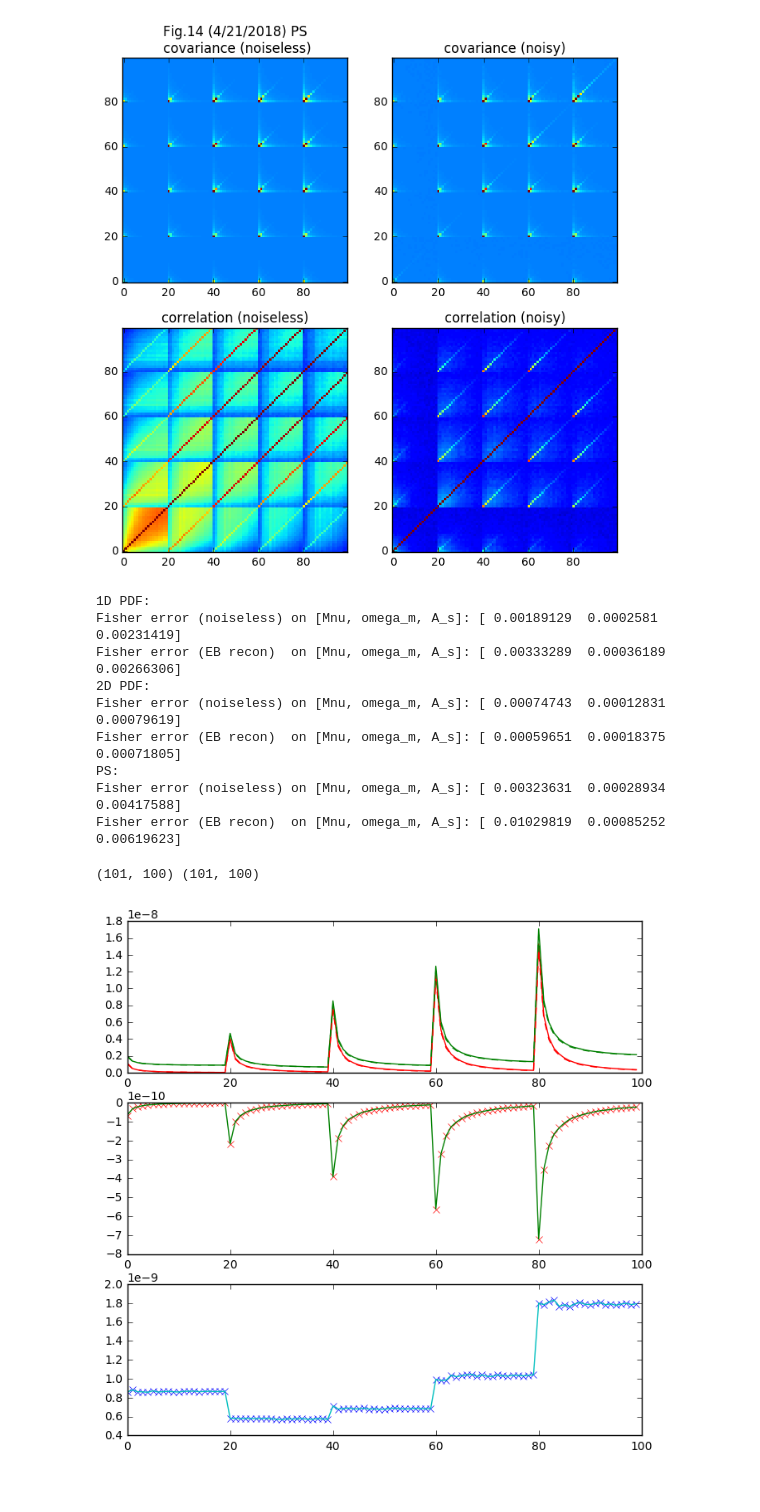
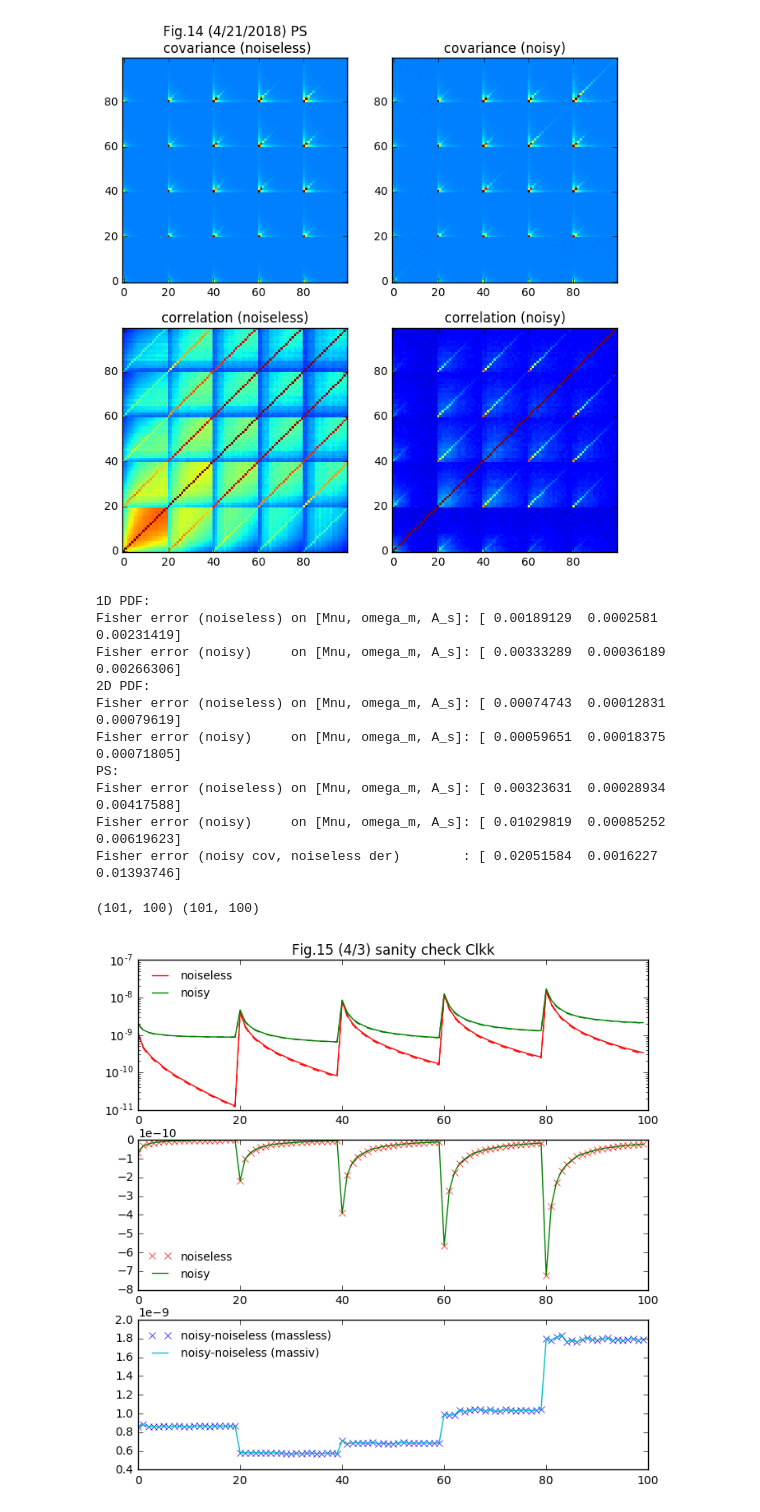
Before and after one commit to liuxx479/PDFs, a Jupyter notebook: PDFs.ipynb, the cells around one changed output. Cells and saved outputs as stored; diff of their text form; code cells hidden in the pictures.

Commit message:
add ps fisher

```diff
--- a/PDFs.ipynb
+++ b/PDFs.ipynb
@@ -500,42 +501,48 @@ FisherPSN = Fisher(covPSIN, derPSN)
 # %%
 print '1D PDF:'
 print 'Fisher error (noiseless) on [Mnu, omega_m, A_s]:',Fisher1dI[1]
-print 'Fisher error (EB recon)  on [Mnu, omega_m, A_s]:',Fisher1dN[1]
+print 'Fisher error (noisy)     on [Mnu, omega_m, A_s]:',Fisher1dN[1]
 
 print '2D PDF:'
 print 'Fisher error (noiseless) on [Mnu, omega_m, A_s]:',FisherI[1]
-print 'Fisher error (EB recon)  on [Mnu, omega_m, A_s]:',FisherN[1]
+print 'Fisher error (noisy)     on [Mnu, omega_m, A_s]:',FisherN[1]
 
 print 'PS:'
 print 'Fisher error (noiseless) on [Mnu, omega_m, A_s]:',FisherPSI[1]
-print 'Fisher error (EB recon)  on [Mnu, omega_m, A_s]:',FisherPSN[1]
+print 'Fisher error (noisy)     on [Mnu, omega_m, A_s]:',FisherPSN[1]
+print 'Fisher error (noisy cov, noiseless der)        :',FisherPSNderI[1]
 # %% [output]
 1D PDF:
 Fisher error (noiseless) on [Mnu, omega_m, A_s]: [ 0.00189129  0.0002581   0.00231419]
-Fisher error (EB recon)  on [Mnu, omega_m, A_s]: [ 0.00333289  0.00036189  0.00266306]
+Fisher error (noisy)     on [Mnu, omega_m, A_s]: [ 0.00333289  0.00036189  0.00266306]
 2D PDF:
 Fisher error (noiseless) on [Mnu, omega_m, A_s]: [ 0.00074743  0.00012831  0.00079619]
-Fisher error (EB recon)  on [Mnu, omega_m, A_s]: [ 0.00059651  0.00018375  0.00071805]
+Fisher error (noisy)     on [Mnu, omega_m, A_s]: [ 0.00059651  0.00018375  0.00071805]
 PS:
 Fisher error (noiseless) on [Mnu, omega_m, A_s]: [ 0.00323631  0.00028934  0.00417588]
-Fisher error (EB recon)  on [Mnu, omega_m, A_s]: [ 0.01029819  0.00085252  0.00619623]
+Fisher error (noisy)     on [Mnu, omega_m, A_s]: [ 0.01029819  0.00085252  0.00619623]
+Fisher error (noisy cov, noiseless der)        : [ 0.02051584  0.0016227   0.01393746]
 # %%
 print PSI.shape, PSN.shape
 # %% [output]
 (101, 100) (101, 100)
 # %%
 f, (ax1, ax2, ax3) = subplots(3,1,figsize=(8,8))
-ax1.plot(PSI[0],'r-')
-ax1.plot(PSN[0],'g-')
+ax1.plot(PSI[0],'r-',label='noiseless')
+ax1.plot(PSN[0],'g-',label='noisy')
 ax1.plot(PSI[1],'r--')
 ax1.plot(PSN[1],'g--')
-ax2.plot(PSI[1]-PSI[0],'rx')
-ax2.plot(PSN[1]-PSN[0],'g-')
-ax3.plot(PSN[0]-PSI[0],'bx')
-ax3.plot(PSN[1]-PSI[1],'c-')
+ax2.plot(PSI[1]-PSI[0],'rx',label='noiseless')
+ax2.plot(PSN[1]-PSN[0],'g-',label='noisy')
+ax3.plot(PSN[0]-PSI[0],'bx',label='noisy-noiseless (massless)')
+ax3.plot(PSN[1]-PSI[1],'c-',label='noisy-noiseless (massiv)')
+ax1.set_yscale('log')
+for iax in (ax1,ax2, ax3):
+    iax.legend(frameon=0, fontsize=10, loc=0)
+ax1.set_title('Fig.15 (4/3) sanity check Clkk')
 show()
 # %% [output]
-[figure, old version]
+[figure, new version]
 # %%
 mean(derPSI/derPSN)
 #(PSI[1]-PSI[0])/(PSN[1]-PSN[0])-1
```
Also changed, not shown: parts of 5 cells of this notebook.
